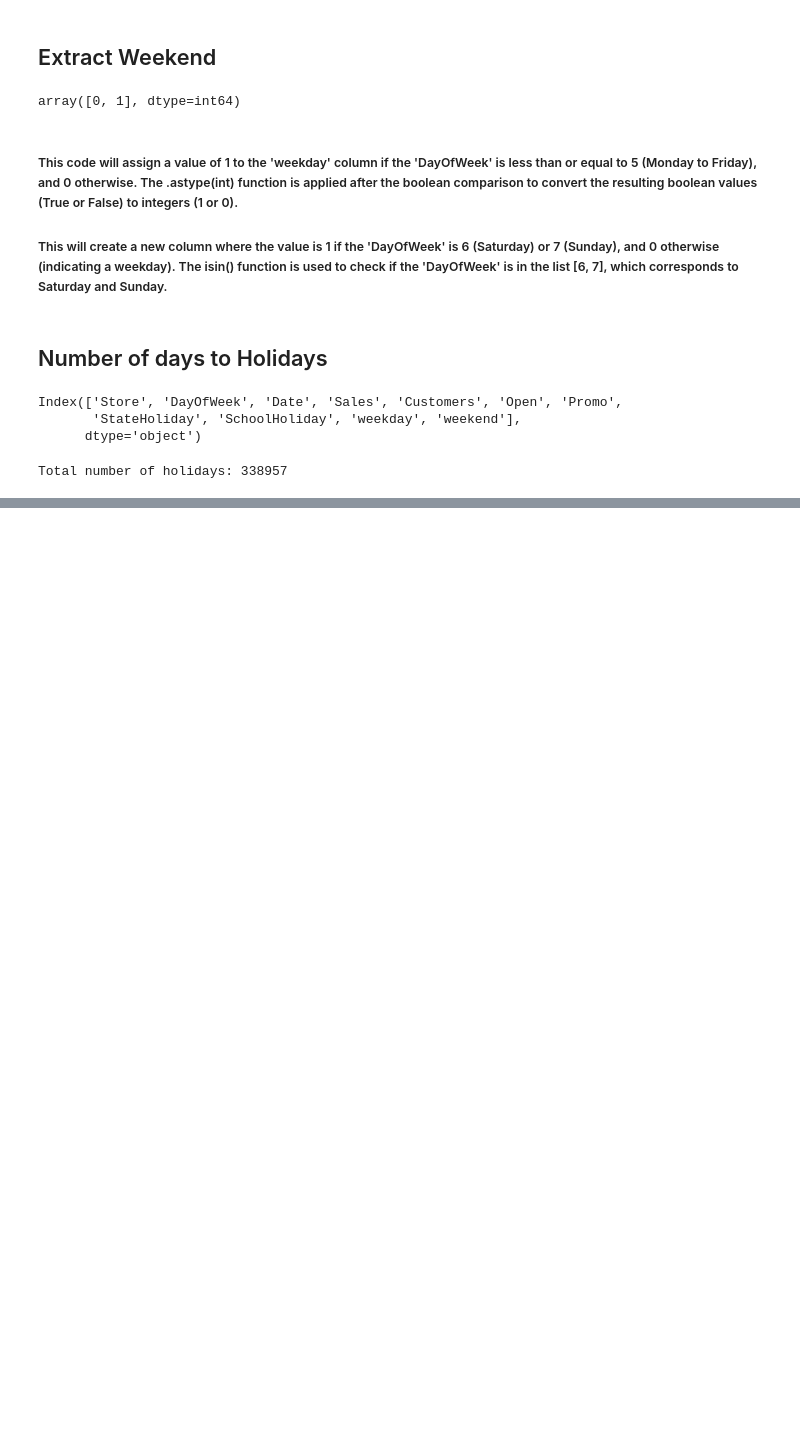
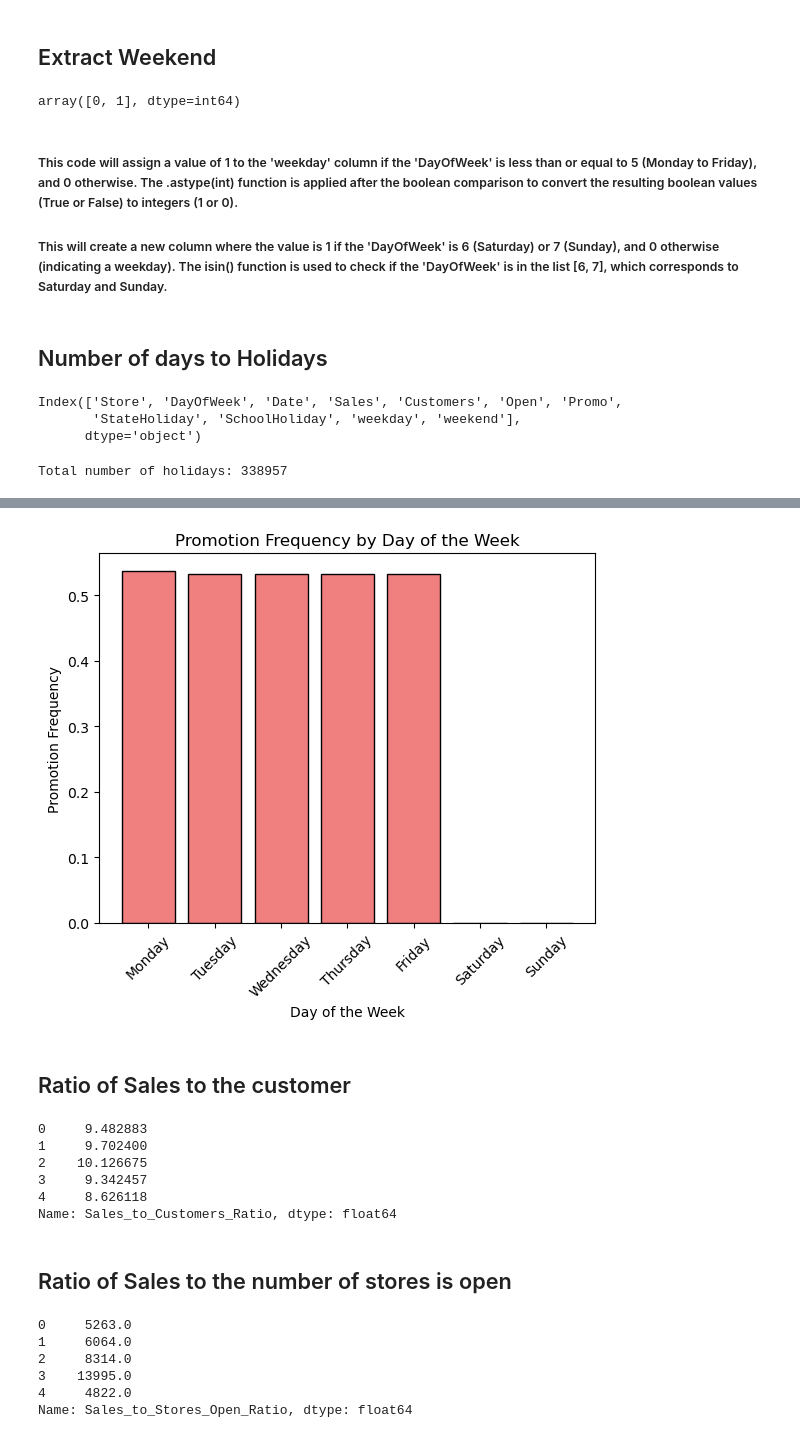
Before and after one commit to Hemamagam/Project-6--Pharmaceutical-Sale-Prediction-, a Jupyter notebook: Task_2_Prediction_of_store_sale.ipynb, the cells around one changed output, grey strips where cells are left out. Saved outputs shown, nothing was run; the diff lists cells and outputs as text; code cells hidden in the pictures; blank space fills up the shorter version.

```diff
--- a/Task_2_Prediction_of_store_sale.ipynb
+++ b/Task_2_Prediction_of_store_sale.ipynb
@@ -256,0 +420,8 @@ Total number of holidays: 338957
+# %%
+def calculate_promotion_by_day_of_week(df):
+    promo_by_dow = df.groupby('DayOfWeek')['Promo'].mean()
+    return promo_by_dow
+
+# Example usage:
+promo_by_dow = calculate_promotion_by_day_of_week(train_data)
+print("Promotion by day of the week:\n",promo_by_dow)
@@ -256,0 +439,44 @@ Total number of holidays: 338957
+# %%
+def plot_promotion_by_day_of_week(promo_by_dow):
+    days_of_week = ['Monday', 'Tuesday', 'Wednesday', 'Thursday', 'Friday', 'Saturday', 'Sunday']
+    plt.bar(days_of_week, promo_by_dow, color='lightcoral', edgecolor='black')
+    plt.title('Promotion Frequency by Day of the Week')
+    plt.xlabel('Day of the Week')
+    plt.ylabel('Promotion Frequency')
+    plt.xticks(rotation=45)
+    plt.show()
+plot_promotion_by_day_of_week(promo_by_dow)
+# %% [output]
+[figure, added]
+# %% [markdown]
+## Ratio of Sales to the customer
+# %%
+def calculate_sales_to_customers_ratio(df):
+    df['Sales_to_Customers_Ratio'] = df['Sales'] / df['Customers']
+    return df['Sales_to_Customers_Ratio']
+
+sales_to_customers_ratio = calculate_sales_to_customers_ratio(train_data)
+sales_to_customers_ratio.head()
+# %% [output]
+0     9.482883
+1     9.702400
+2    10.126675
+3     9.342457
+4     8.626118
+Name: Sales_to_Customers_Ratio, dtype: float64
+# %% [markdown]
+## Ratio of Sales to the number of stores is open
+# %%
+def calculate_sales_to_stores_open_ratio(df):
+    df['Sales_to_Stores_Open_Ratio'] = df['Sales'] / df['Open']
+    return df['Sales_to_Stores_Open_Ratio']
+
+sales_to_stores_open_ratio = calculate_sales_to_stores_open_ratio(train_data)
+sales_to_stores_open_ratio.head()
+# %% [output]
+0     5263.0
+1     6064.0
+2     8314.0
+3    13995.0
+4     4822.0
+Name: Sales_to_Stores_Open_Ratio, dtype: float64
```
Also changed, not shown: parts of 29 cells of this notebook.
